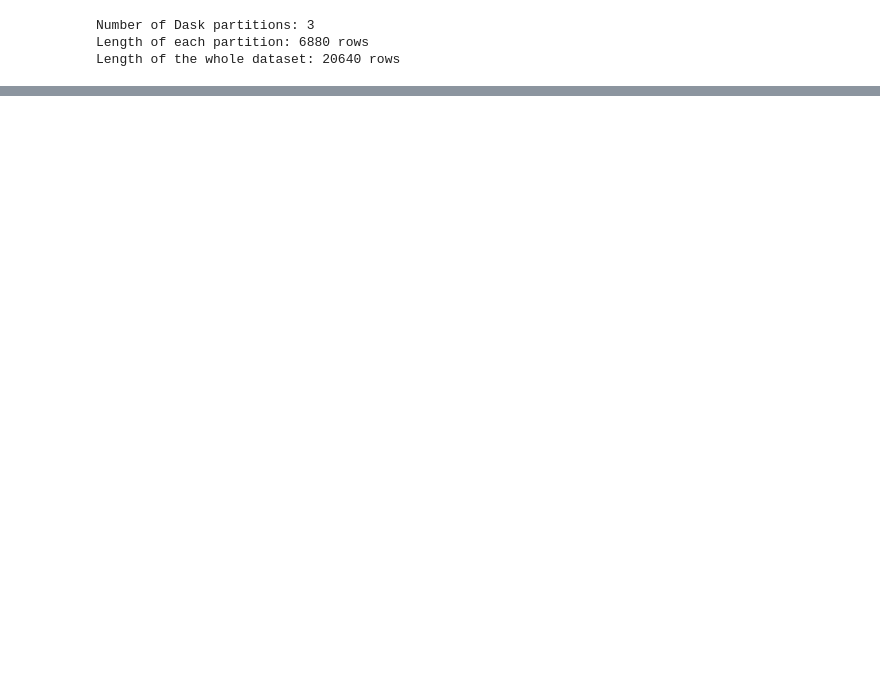
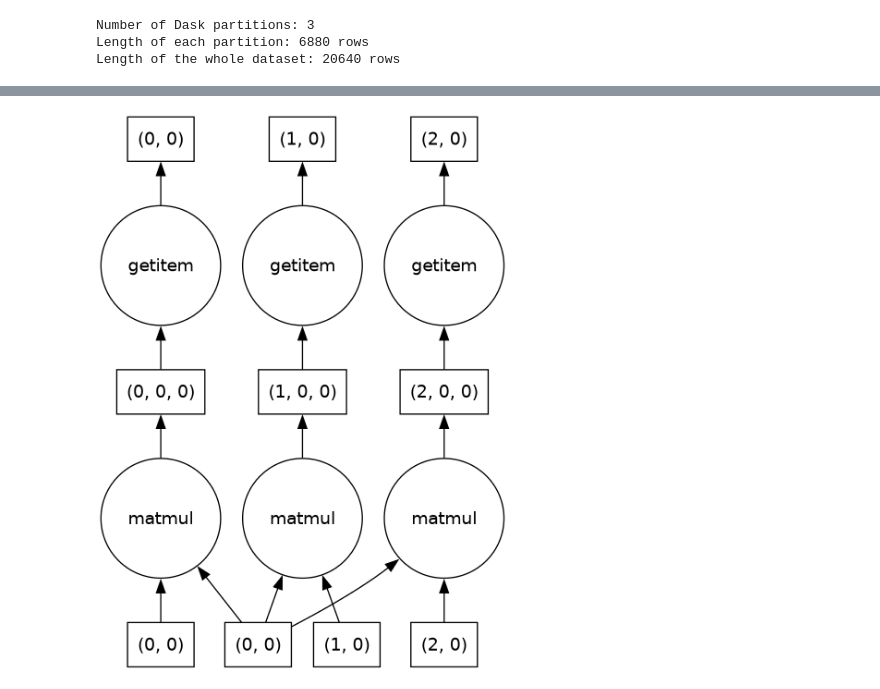
Before and after one commit to AlessandroMiotto/MAPD_project, a Jupyter notebook: Indirect.ipynb, the cells around one changed output, grey strips where cells are left out. Cells and saved outputs as stored; diff of their text form; code cells hidden in the pictures; blank space fills up the shorter version.

Commit message:
Indirect method: delayed + optimized version added

```diff
--- a/Indirect.ipynb
+++ b/Indirect.ipynb
@@ -101,33 +107,6 @@ def indirect_serial(A, n_div):
 
     return Q, R
 
-def indirect_serialR(A, n_div):
-
-    """
-    Indirect TSQR (serial, NumPy).
-    Splits A by rows into n_div blocks, computes local R_i via QR,
-    reduces to global R by QR on the stacked R_i, then recovers Q = A R^{-1}.
-    Returns (R).
-    """
-
-    n_samp = A.shape[0]
-
-    div_points = int(np.floor(n_samp/n_div))
-    A_divided = []
-    Ri = []
-
-    A_divided = [A[div_points * i : div_points * (i + 1)] for i in range(n_div - 1)]
-    A_divided.append(A[(n_div - 1) * div_points:, :])   # In the case n_samp wasn't divisible by n_div
-
-    Ri = [np.linalg.qr(Ai, mode="reduced")[1] for Ai in A_divided]
-
-    R_stack = np.concatenate(Ri, axis = 0)
-
-    # Step 3. Stack R_i and compute global R
-
-    _, R = np.linalg.qr(R_stack, mode="reduced")
-    return R
-
 
 def compute_R(block):
     # np.linalg.qr with mode='r' gives just the R matrix
@@ -153,7 +132,7 @@ def indirect_parallel(X_da):
     # Now R_blocks is a stack of n x n matrices (one per partition)
     # Its shape is (#chunks * n, n)
 
-    #R_blocks.visualize(filename="fig/R_blocks_graph", format="png")
+    R_blocks.visualize(filename="fig/R_blocks_graph", format="png")
 
 
     #Dask has da.linalg.qr, but it assumes the whole array is large and chunked regularly.
@@ -164,7 +143,7 @@ def indirect_parallel(X_da):
 
     # Small QR on driver to combine them into the final R
     R = np.linalg.qr(R_stack, mode="r")
-
+    # delay the computing of qr
 
     # Instead of materializing Q, compute a small R^{-1} (n x n).
     I = np.eye(n_cols, dtype=X_da.dtype)
@@ -174,7 +153,6 @@ def indirect_parallel(X_da):
     Q_da = X_da @ R_inv   # still a Dask Array, lazy
 
     return Q_da, R      #Q_da because it is lazy, it is still a Dask array
-
 
 
 
@@ -259,3 +225,5 @@ Wall time: 36.4 ms
 # %%
 
-#Q_da.visualize("fig/q_mul_graph.png")
+Q_da.visualize("fig/q_mul_graph.png")
+# %% [output]
+[figure, added]
```
Also changed, not shown: parts of 31 cells of this notebook, 4 other files.
